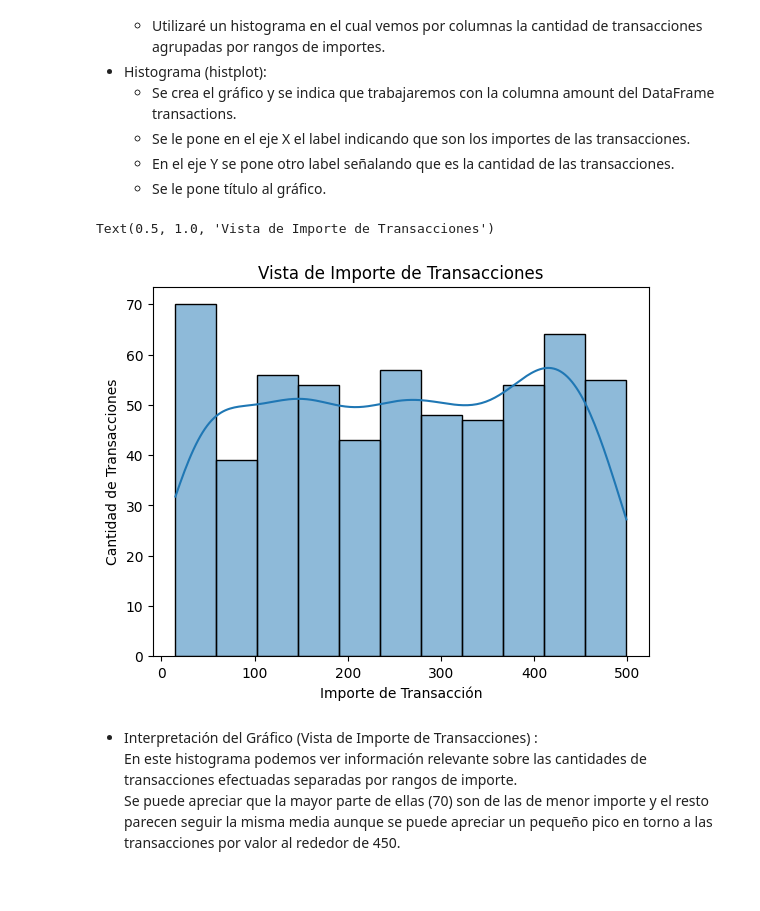
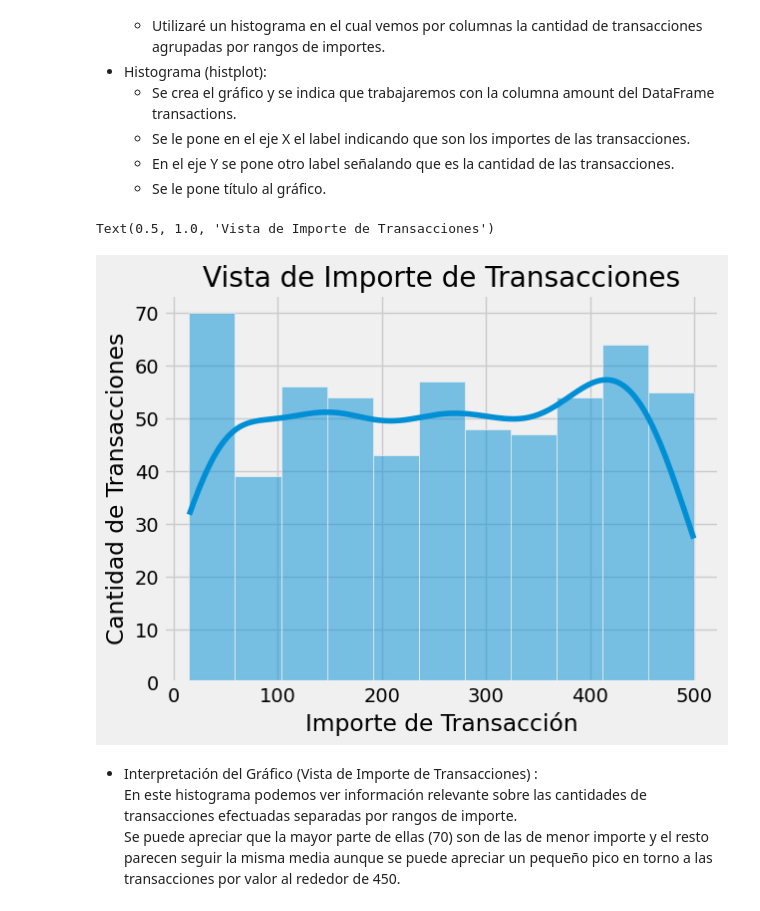
Before and after one commit to Bellengher/SPRINT-1, a Jupyter notebook: SPRINT8.1/Sprint_8_1.ipynb, the cells around one changed output. Cells and saved outputs as stored; diff of their text form; code cells hidden in the pictures.

```diff
--- a/SPRINT8.1/Sprint_8_1.ipynb
+++ b/SPRINT8.1/Sprint_8_1.ipynb
@@ -34,7 +34,7 @@ import seaborn as sns
 # %%
 from sqlalchemy import create_engine
 
-conexion = create_engine('mysql+mysqlconnector://root:PASSWORD@localhost/operations')
+conexion = create_engine('mysql+mysqlconnector://root:151108@localhost/operations')
 
 tablas_db = ['transactions', 'companies', 'users', 'products','product_transaction']
 df = {}
@@ -112,13 +128,14 @@ products_df.tail()
     * En el eje Y se pone otro label señalando que es la cantidad de las transacciones.
     * Se le pone título al gráfico.
 # %%
+plt.style.use('fivethirtyeight')
 sns.histplot( data=transactions_df['amount'], kde=True )
 plt.xlabel('Importe de Transacción')
 plt.ylabel('Cantidad de Transacciones')
 plt.title('Vista de Importe de Transacciones')
 # %% [output]
 Text(0.5, 1.0, 'Vista de Importe de Transacciones')
-[figure, old version]
+[figure, new version]
 # %% [markdown]
 * Interpretación del Gráfico (Vista de Importe de Transacciones) :
 En este histograma podemos ver información relevante sobre las cantidades de transacciones efectuadas separadas por rangos de importe.
```
Also changed, not shown: parts of 23 cells of this notebook.
